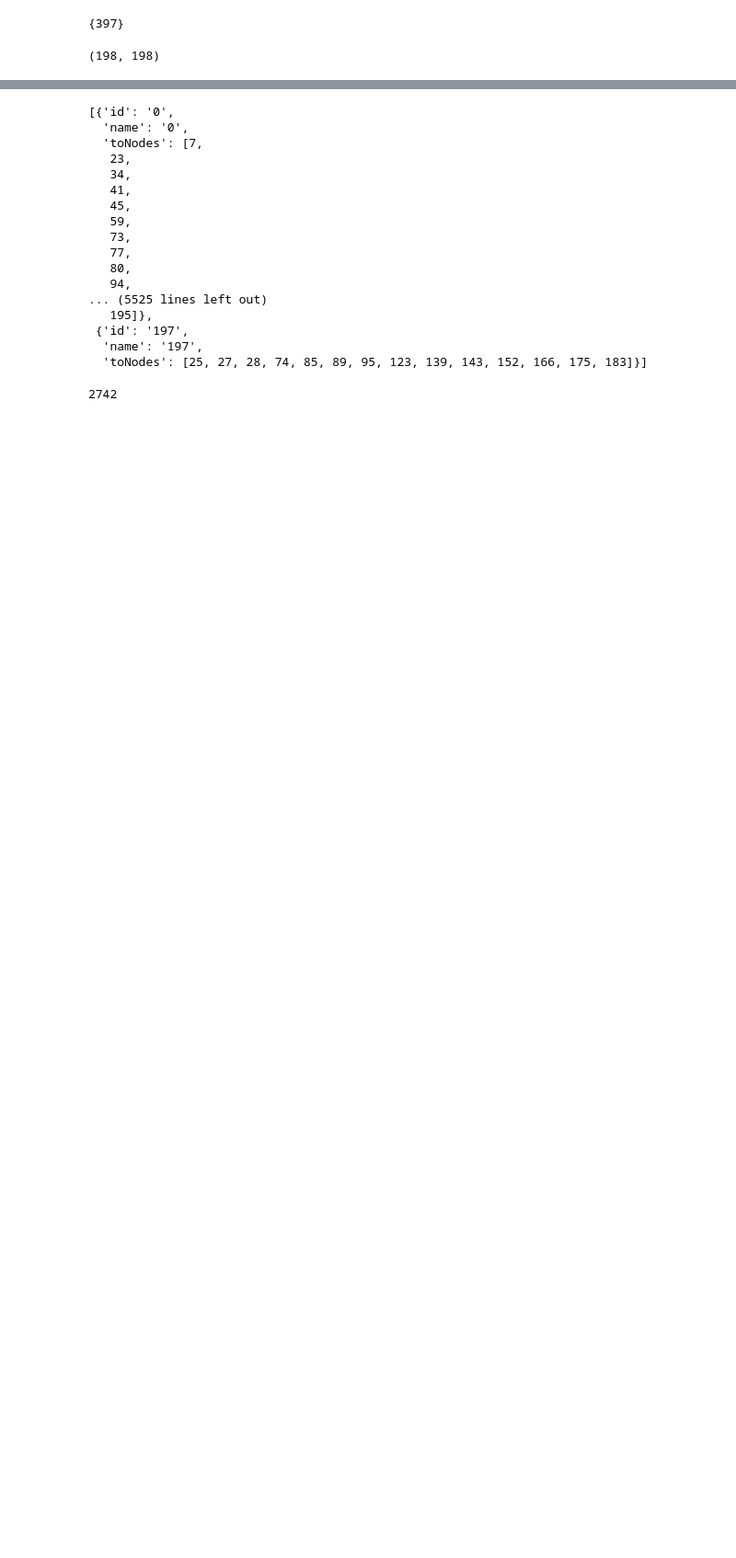
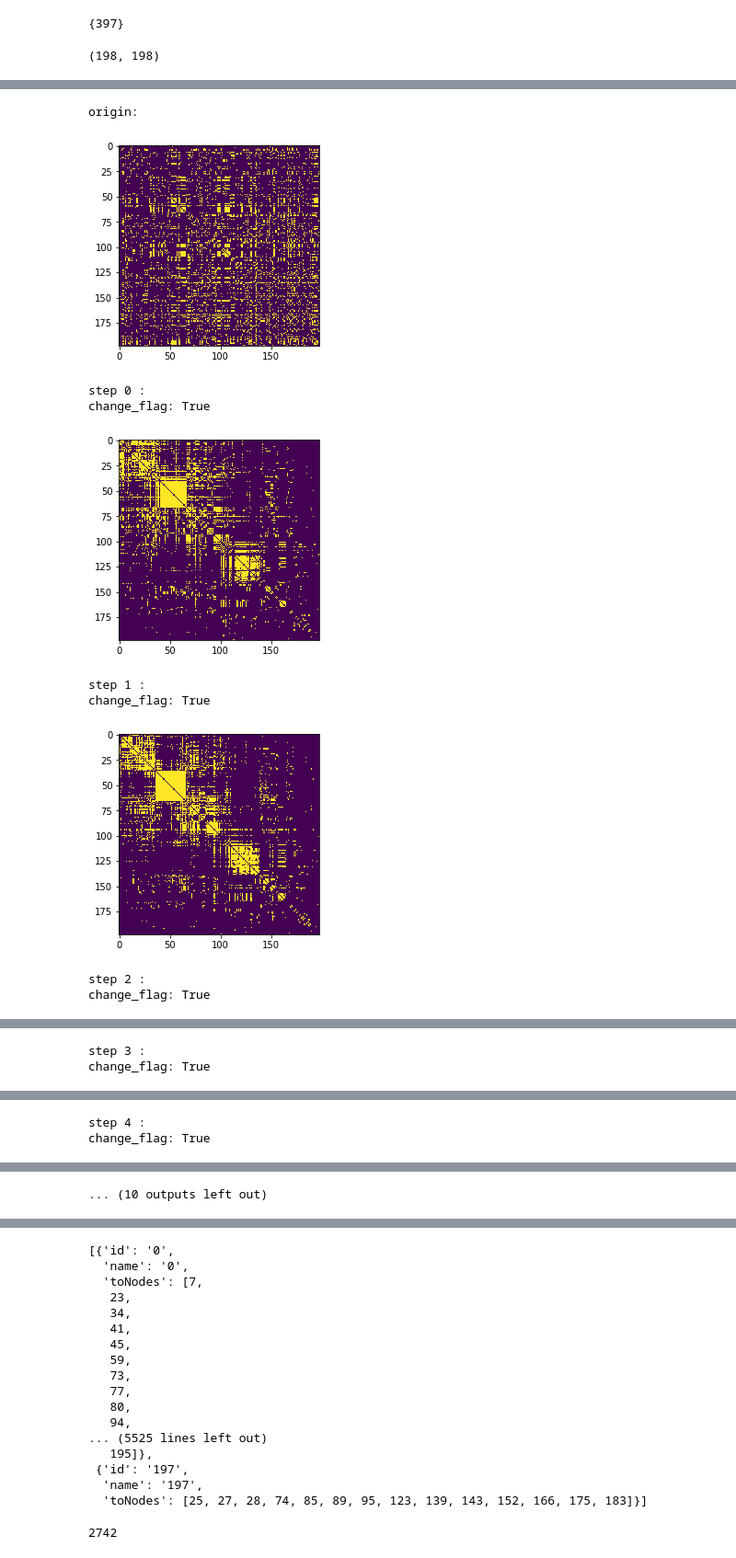
Before and after one commit to zkcpku/visclass_a2, a Jupyter notebook: data/data_process.ipynb, the cells around one changed output, grey strips where cells are left out. Shown at 92% size. Drawn from its saved outputs; the diff is of its cells as text; code cells hidden in the pictures; blank space fills up the shorter version.

```diff
--- a/data/data_process.ipynb
+++ b/data/data_process.ipynb
@@ -54,0 +56,5 @@ plt.show()
+# %%
+index_pair = np.where(rst_np == 1)
+print(index_pair)
+abs_index = abs(index_pair[0] - index_pair[1])
+print(abs_index.sum())
@@ -54,0 +64,3 @@ plt.show()
+# %%
+index_change = list(range(len(rst_list)))
+print(index_change)
@@ -54,0 +69,51 @@ plt.show()
+# %%
+MAX_STEP = 10
+now_np = rst_np
+
+def swap(i,j,my_np):
+    tmp_np = np.copy(my_np)
+    tmp_np[[i,j],:] = tmp_np[[j,i],:]
+    tmp_np[:,[i,j]] = tmp_np[:,[j,i]]
+    return tmp_np
+# score 越小越好
+def score(my_np):
+    rst = 0
+    index_pair = np.where(my_np == 1)
+    rst = abs(index_pair[0] - index_pair[1]).sum()
+    return rst
+
+print("origin:")
+plt.imshow(now_np)
+plt.show()
+
+for step in range(MAX_STEP):
+
+    change_flag = False
+    for i in range(len(rst_list)):
+        for j in range(i,len(rst_list)):
+            now_score = score(now_np)
+
+            change_np = swap(i,j,now_np)
+            change_score = score(change_np)
+
+            if change_score < now_score:
+                index_change[i],index_change[j] = index_change[j],index_change[i]
+                now_np = change_np
+                change_flag = True
+    print("step",step,":")
+    print("change_flag:",change_flag)
+    plt.imshow(now_np)
+    plt.show()
+    if not change_flag:
+        break
+# %% [output]
+origin:
+[figure, added]
+step 0 :
+change_flag: True
+[figure, added]
+step 1 :
+change_flag: True
+[figure, added]
+step 2 :
+change_flag: True
@@ -54,0 +121,2 @@ plt.show()
+step 3 :
+change_flag: True
@@ -54,0 +124,2 @@ plt.show()
+step 4 :
+change_flag: True
@@ -54,0 +127 @@ plt.show()
+... (10 outputs left out)
```
Also changed, not shown: parts of 13 cells of this notebook, 7 other files.
